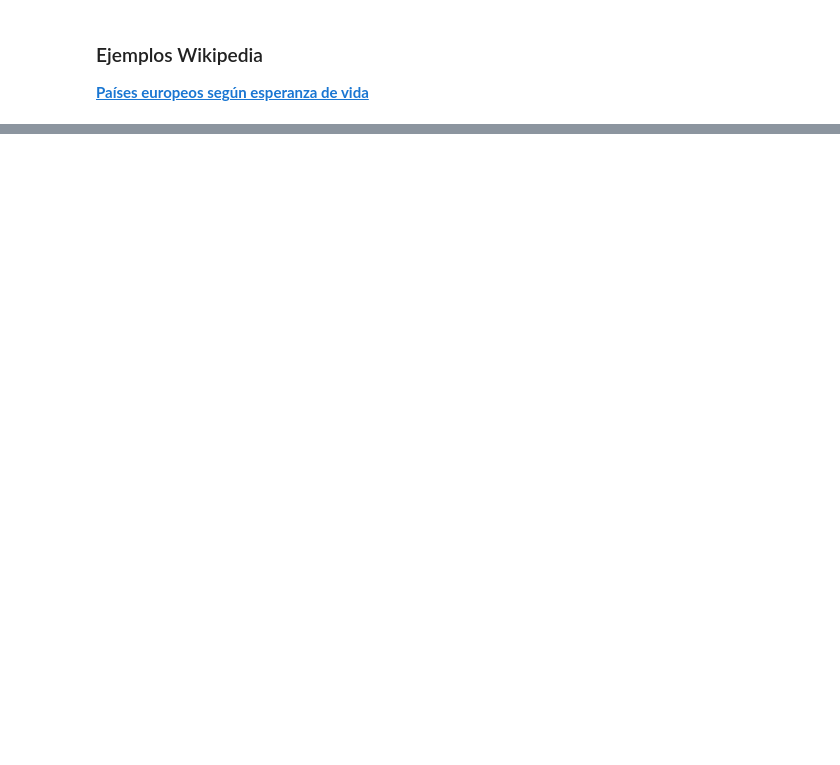
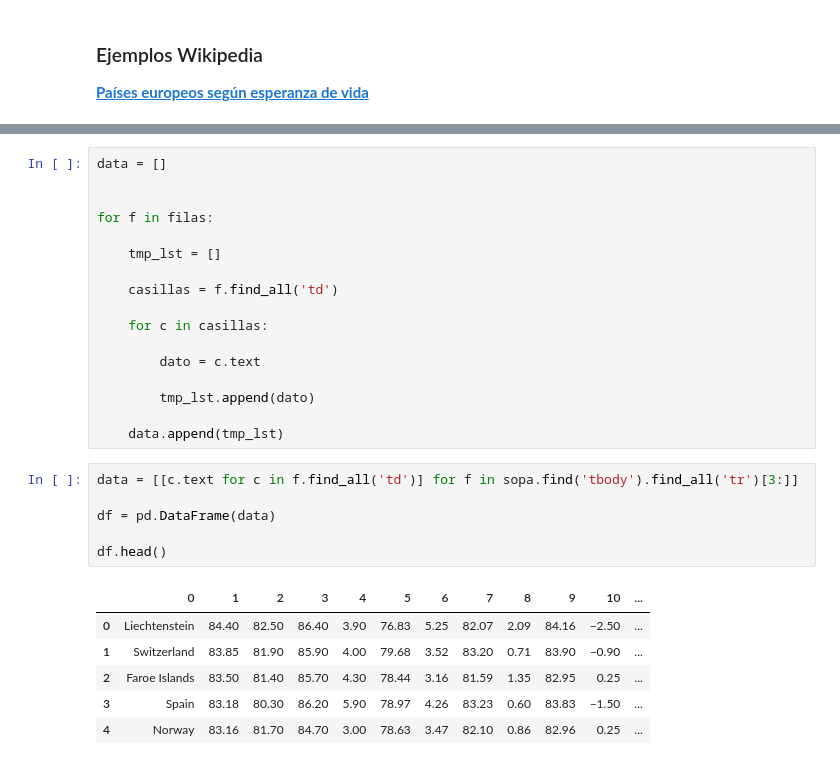
Before and after one commit to dataptmad0124/lessons, a Jupyter notebook: m1/20240219_Web_Scraping_bs4.ipynb, the cells around one changed output, grey strips where cells are left out. Drawn from its saved outputs; the diff is of its cells as text; blank space fills up the shorter version.

```diff
--- a/m1/20240219_Web_Scraping_bs4.ipynb
+++ b/m1/20240219_Web_Scraping_bs4.ipynb
@@ -69,0 +313,30 @@ Usaremos la herramienta **[BeautifulSoup](https://www.crummy.com/software/Beauti
+# %%
+data = []
+
+
+for f in filas:
+
+    tmp_lst = []
+
+    casillas = f.find_all('td')
+
+    for c in casillas:
+
+        dato = c.text
+
+        tmp_lst.append(dato)
+
+    data.append(tmp_lst)
+# %%
+data = [[c.text for c in f.find_all('td')] for f in sopa.find('tbody').find_all('tr')[3:]]
+
+df = pd.DataFrame(data)
+
+df.head()
+# %% [output]
+|  | 0 | 1 | 2 | 3 | 4 | 5 | 6 | 7 | 8 | 9 | 10 | ... |
+| 0 | Liechtenstein | 84.40 | 82.50 | 86.40 | 3.90 | 76.83 | 5.25 | 82.07 | 2.09 | 84.16 | −2.50 | ... |
+| 1 | Switzerland | 83.85 | 81.90 | 85.90 | 4.00 | 79.68 | 3.52 | 83.20 | 0.71 | 83.90 | −0.90 | ... |
+| 2 | Faroe Islands | 83.50 | 81.40 | 85.70 | 4.30 | 78.44 | 3.16 | 81.59 | 1.35 | 82.95 | 0.25 | ... |
+| 3 | Spain | 83.18 | 80.30 | 86.20 | 5.90 | 78.97 | 4.26 | 83.23 | 0.60 | 83.83 | −1.50 | ... |
+| 4 | Norway | 83.16 | 81.70 | 84.70 | 3.00 | 78.63 | 3.47 | 82.10 | 0.86 | 82.96 | 0.25 | ... |
```
Also changed, not shown: parts of 28 cells of this notebook, 1 other file.
